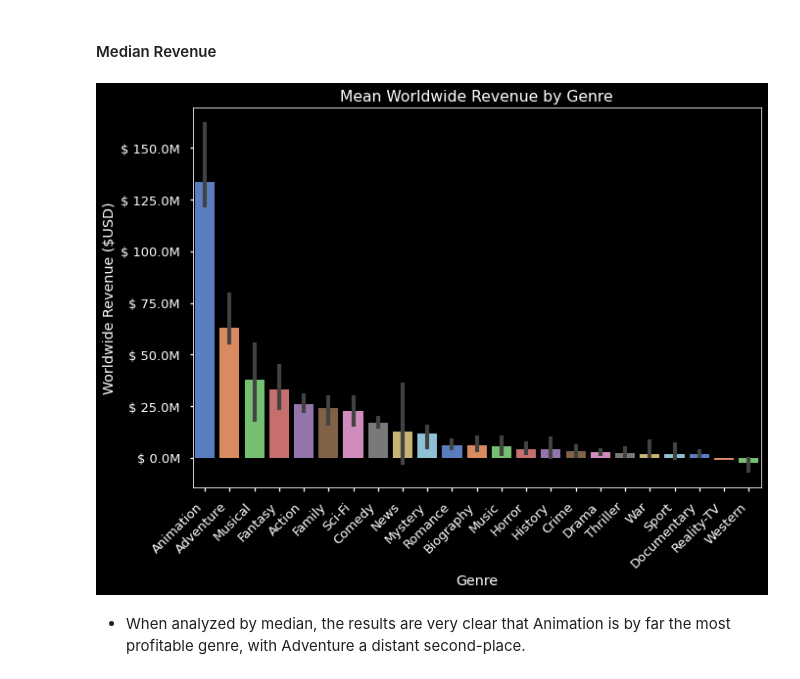
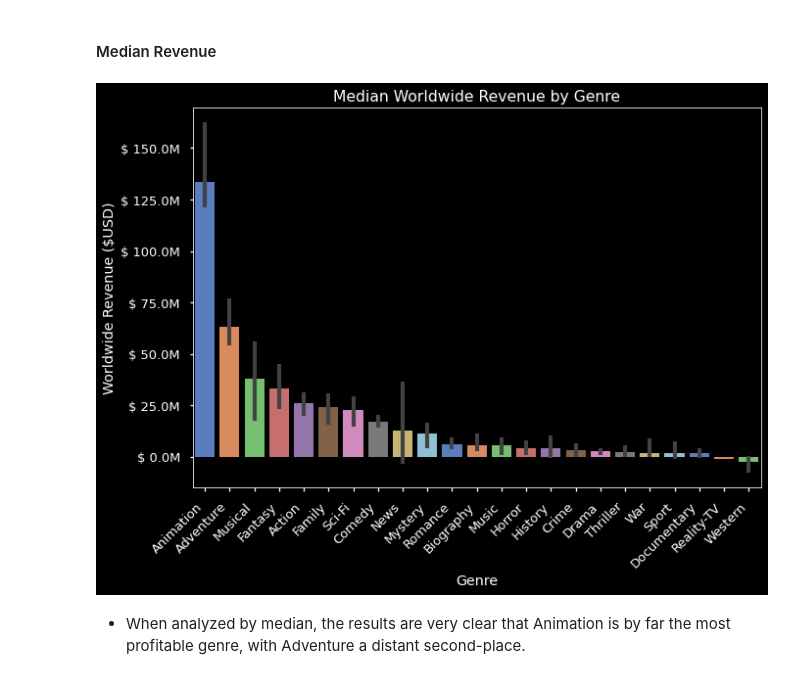
Before and after one commit to jirvingphd/dsc-phase-1-project, a Jupyter notebook: student-work-in-progress.ipynb, the cells around one changed output. Saved outputs shown, nothing was run; the diff lists cells and outputs as text; code cells hidden in the pictures.

```diff
--- a/student-work-in-progress.ipynb
+++ b/student-work-in-progress.ipynb
@@ -759,17 +759,17 @@ genre_order = genre_df.groupby('genre_list').median()['revenue-worldwide']\
 # %%
 ## Plot the average worldwide revenue
 ax = sns.barplot(data=genre_df,x='genre_list',y='revenue-worldwide',
             estimator=np.median, ci=68,order=genre_order,palette=palette_muted)
 
 ## Customize plot
 formatter = get_funcformatter(kind='M')
 ax.yaxis.set_major_formatter(formatter)
 ax.set_xticklabels(ax.get_xticklabels(),rotation=45,ha='right');
-ax.set(title='Mean Worldwide Revenue by Genre',
+ax.set(title='Median Worldwide Revenue by Genre',
       ylabel='Worldwide Revenue ($USD)',
       xlabel='Genre');
 # %% [output]
-[figure, old version]
+[figure, new version]
 # %% [markdown]
 - When analyzed by median, the results are very clear that Animation is by far the most profitable genre, with Adventure a distant second-place.
 # %% [markdown]
```
Also changed, not shown: parts of 1 cell of this notebook.
